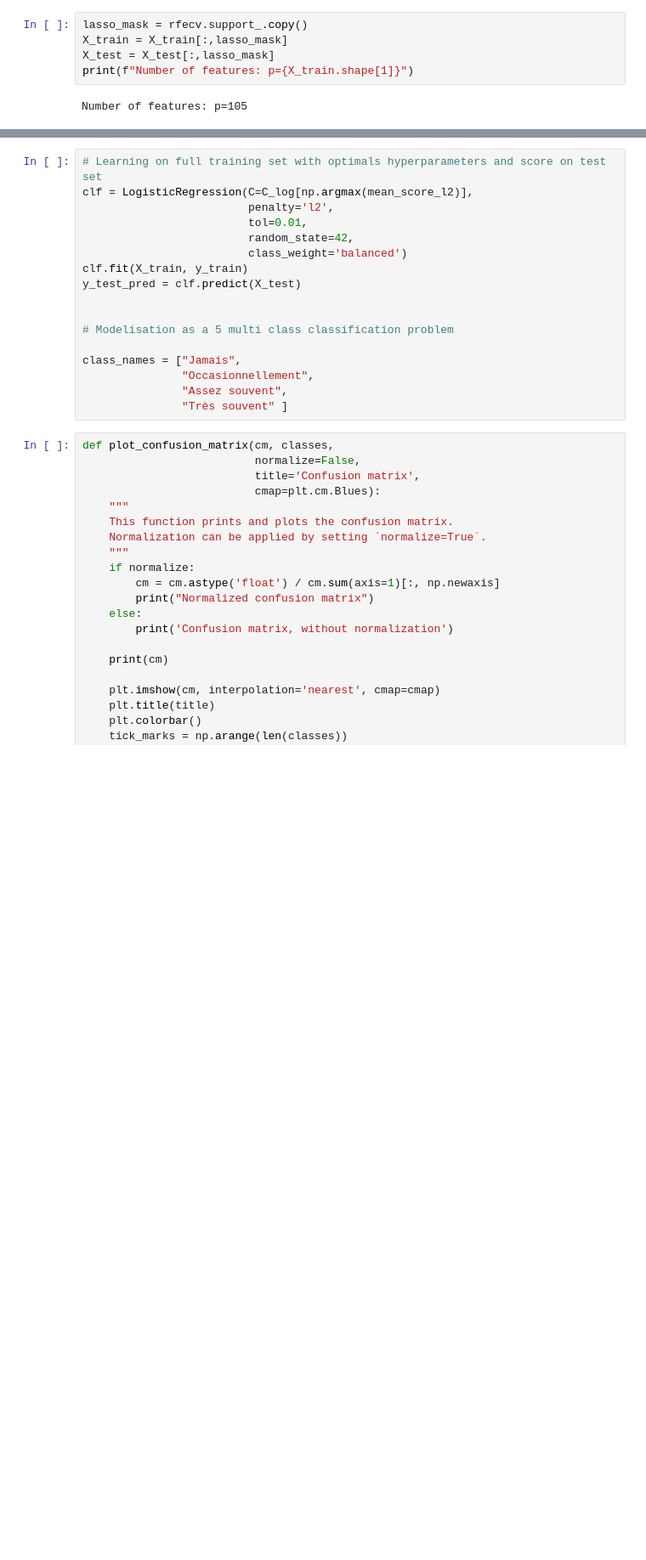
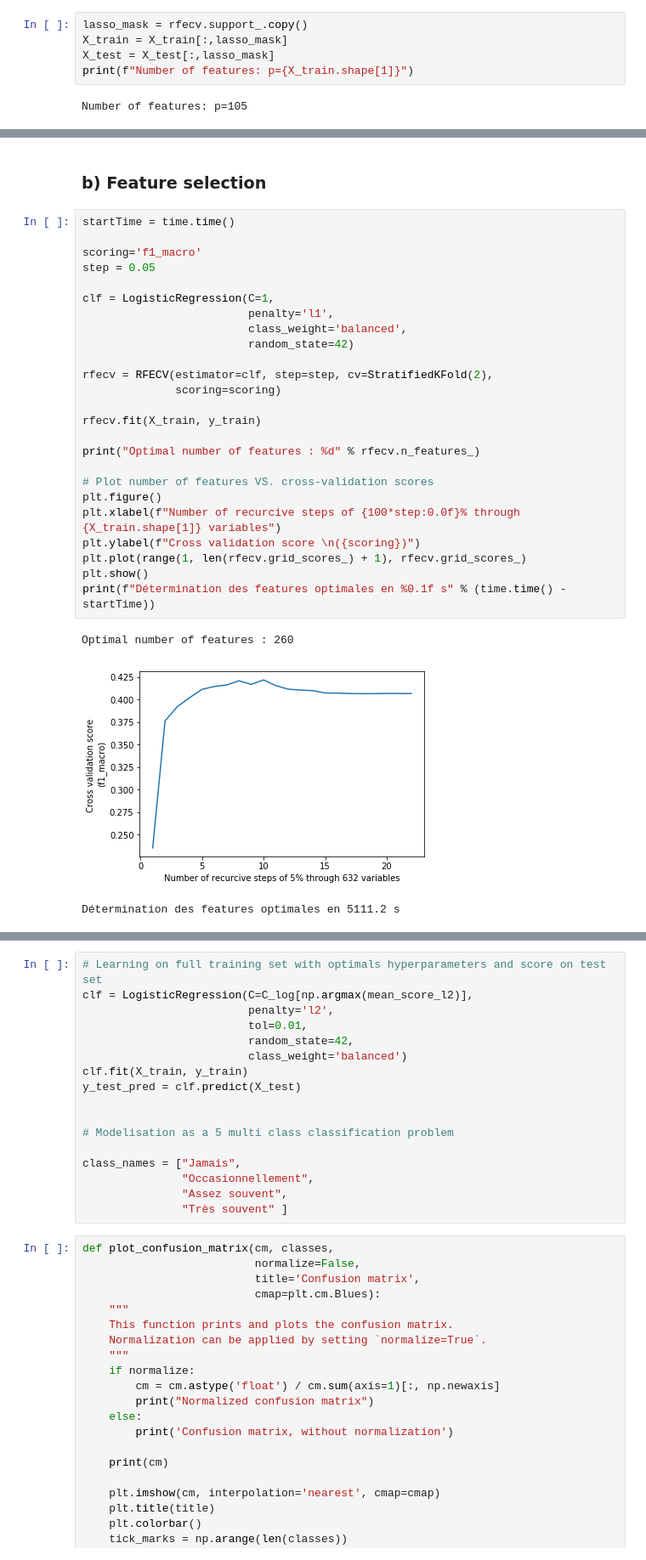
Before and after one commit to Greg131/Felix, a Jupyter notebook: Baseline Model.ipynb, the cells around one changed output, grey strips where cells are left out. Shown: that part at 85% size. Saved outputs shown, nothing was run; the diff lists cells and outputs as text; blank space fills up the shorter version.

```diff
--- a/Baseline Model.ipynb
+++ b/Baseline Model.ipynb
@@ -976,0 +899,31 @@ Pénalisation l2, valeur optimale : C = 100.0000
+# %% [markdown]
+### b) Feature selection
+# %%
+startTime = time.time()
+
+scoring='f1_macro'
+step = 0.05
+
+clf = LogisticRegression(C=1,
+                         penalty='l1',
+                         class_weight='balanced',
+                         random_state=42)
+
+rfecv = RFECV(estimator=clf, step=step, cv=StratifiedKFold(2),
+              scoring=scoring)
+
+rfecv.fit(X_train, y_train)
+
+print("Optimal number of features : %d" % rfecv.n_features_)
+
+# Plot number of features VS. cross-validation scores
+plt.figure()
+plt.xlabel(f"Number of recurcive steps of {100*step:0.0f}% through {X_train.shape[1]} variables")
+plt.ylabel(f"Cross validation score \n({scoring})")
+plt.plot(range(1, len(rfecv.grid_scores_) + 1), rfecv.grid_scores_)
+plt.show()
+print(f"Détermination des features optimales en %0.1f s" % (time.time() - startTime))
+# %% [output]
+Optimal number of features : 260
+[figure, added]
+Détermination des features optimales en 5111.2 s
```
Also changed, not shown: parts of 82 cells of this notebook, 1 other file.
